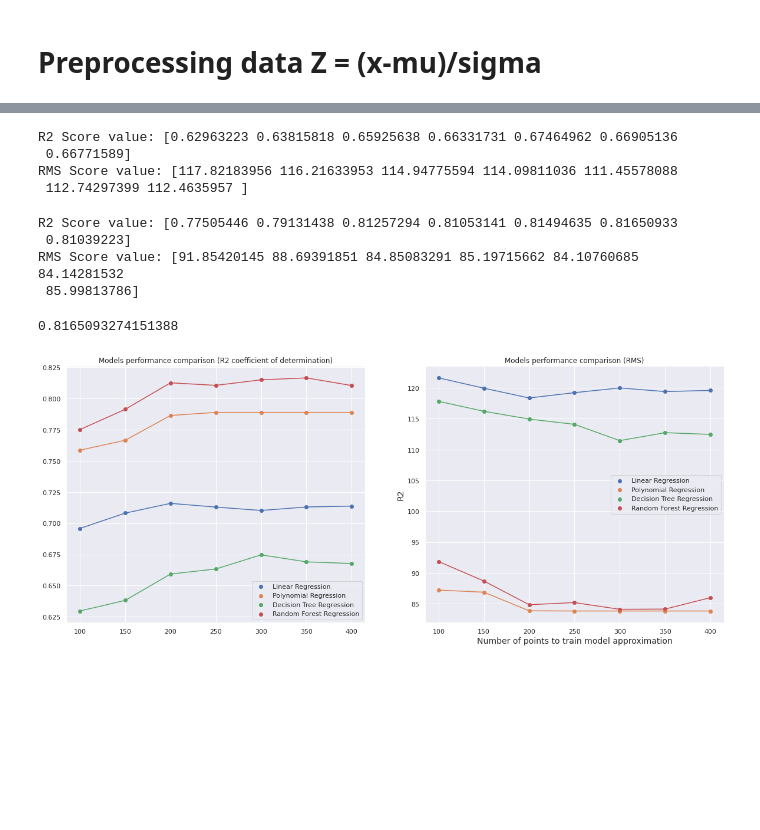
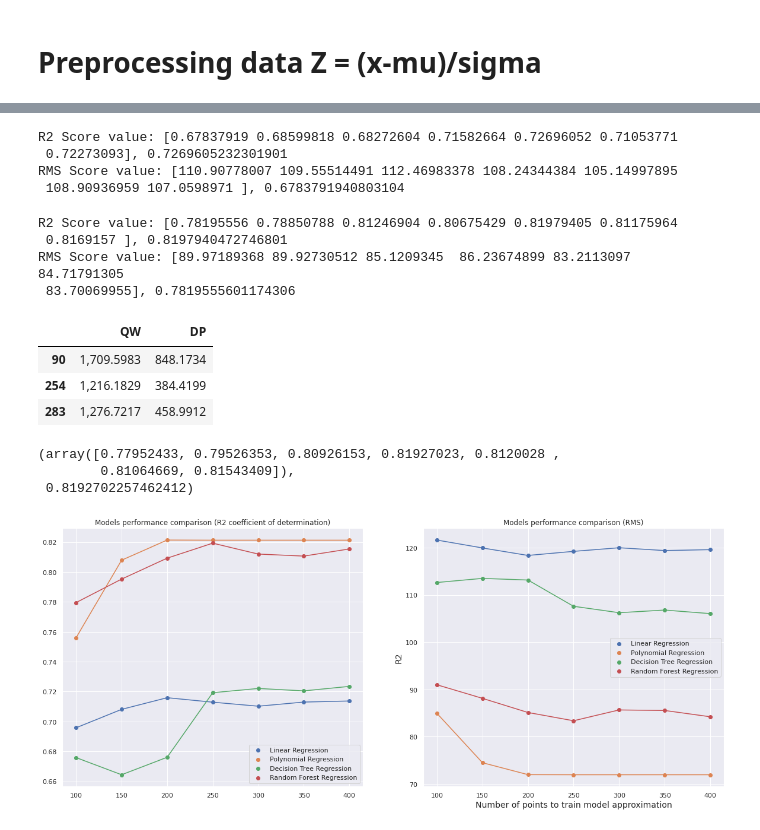
Before and after one commit to igorfed/Regression, a Jupyter notebook: huawei.ipynb, the cells around one changed output, grey strips where cells are left out. Drawn from its saved outputs; the diff is of its cells as text; code cells hidden in the pictures; blank space fills up the shorter version.

```diff
--- a/huawei.ipynb
+++ b/huawei.ipynb
@@ -181,0 +83,4 @@ Unique numbers:  500
+# %%
+print('Check if numbers are unique:')
+for i in features[1:]:
+    print(f'Unique numbers: {len(df[i].unique())}' )
@@ -193,0 +204,27 @@ dtype: int64
+# %%
+#Z-Score
+def detect_outliers_zscore(data, thres=3):
+    '''ArithmeticError
+    Outliers detectoion
+        Thres=3 all points are out
+    '''
+    mean, std = np.mean(data), np.std(data)
+    outliers = []
+    index = []
+    for i in range(len(data)):
+        z_score = (data[i]-mean)/std
+        if (np.abs(z_score) > thres):
+            outliers.append(data[i])
+            index.append(i)
+    return outliers , index
+sample = df['QW']
+sample_outliers, index = detect_outliers_zscore(sample, 2)
+print('Features [QW]', len(sample_outliers), sample_outliers)
+print(len(index), index)
+
+sample = df['DP']
+sample_outliers, index = detect_outliers_zscore(sample, 2)
+print('Features [DP]', len(sample_outliers), sample_outliers)
+print(len(index), index)
+df1 = df.drop(index)
+print(len(df1))
@@ -219,8 +284,9 @@ Intuitivle Linear Regression can fit more or less normally s_mt, s_mq and d, but
 1.
 # %%
 # Split source dataset into X and y categories. {Just for test}
-X_df_origin = df.drop(features[5:], axis=1).drop(features[0], axis=1)
-y_df_origin = df.drop(features[:5], axis=1)
+# Attention to remove outlier values Choose df1 instead of df
+X_df_origin = df1.drop(features[5:], axis=1).drop(features[0], axis=1)
+y_df_origin = df1.drop(features[:5], axis=1)
 # %% [markdown]
 1.d.1. Linear Regression
 
@@ -291,7 +360,7 @@ RMS Score value: [87.22372497 86.8846023  83.86314404 83.83318033 83.83318033 83
 # %%
 def tree_regression(X, y):
     #instantiate a model
-    regression= DecisionTreeRegressor()
+    regression= DecisionTreeRegressor(max_depth=6)
     # train a model
     model = regression.fit(X, y)
     return model
@@ -307,13 +376,13 @@ for i, num in enumerate(number_points):
     r2.append(r2_score(y_test, tree_y_pred))
     rms.append(np.sqrt(mean_squared_error(y_test, tree_y_pred)))
 R2, RMS = np.vstack((R2,r2)), np.vstack((RMS,rms))
-print(f"R2 Score value: {R2[2]}")
-print(f"RMS Score value: {RMS[2]}")
+print(f"R2 Score value: {R2[-1]}, {np.max(R2[-1])}")
+print(f"RMS Score value: {RMS[-1]}, {np.min(R2[-1])}")
 # %% [output]
-R2 Score value: [0.62963223 0.63815818 0.65925638 0.66331731 0.67464962 0.66905136
- 0.66771589]
-RMS Score value: [117.82183956 116.21633953 114.94775594 114.09811036 111.45578088
- 112.74297399 112.4635957 ]
+R2 Score value: [0.67837919 0.68599818 0.68272604 0.71582664 0.72696052 0.71053771
+ 0.72273093], 0.7269605232301901
+RMS Score value: [110.90778007 109.55514491 112.46983378 108.24344384 105.14997895
+ 108.90936959 107.0598971 ], 0.6783791940803104
 # %%
 from sklearn.ensemble import RandomForestRegressor
 def forest_regression(X, y):
@@ -334,44 +403,53 @@ for i, num in enumerate(number_points):
     r2.append(r2_score(y_test, forest_y_pred))
     rms.append(np.sqrt(mean_squared_error(y_test, forest_y_pred)))
 R2, RMS = np.vstack((R2,r2)), np.vstack((RMS,rms))
-print(f"R2 Score value: {R2[3]}")
-print(f"RMS Score value: {RMS[3]}")
+print(f"R2 Score value: {R2[-1]}, {np.max(R2[-1])}")
+print(f"RMS Score value: {RMS[-1]}, {np.min(R2[-1])}")
 # %% [output]
-R2 Score value: [0.77505446 0.79131438 0.81257294 0.81053141 0.81494635 0.81650933
- 0.81039223]
-RMS Score value: [91.85420145 88.69391851 84.85083291 85.19715662 84.10760685 84.14281532
- 85.99813786]
+R2 Score value: [0.78195556 0.78850788 0.81246904 0.80675429 0.81979405 0.81175964
+ 0.8169157 ], 0.8197940472746801
+RMS Score value: [89.97189368 89.92730512 85.1209345  86.23674899 83.2113097  84.71791305
+ 83.70069955], 0.7819555601174306
+# %%
+y_test.head(3)
+# %% [output]
+|  | QW | DP |
+| 90 | 1,709.5983 | 848.1734 |
+| 254 | 1,216.1829 | 384.4199 |
+| 283 | 1,276.7217 | 458.9912 |
 # %%
 fig = plt.figure(figsize= (20, 8))
 bar_width =1
 ax0, ax1 = fig.add_subplot(1,2,1), fig.add_subplot(1,2,2)
 ax0.set_title('Models performance comparison (R2 coefficient of determination)')
 ax1.set_title('Models performance comparison (RMS)')
 label = ['Linear Regression', 'Polynomial Regression', 'Decision Tree Regression', 'Random Forest Regression']
 for i in range(4):
     ax0.scatter(number_points, R2[i], label=label[i])
     ax0.plot(number_points, R2[i])
     ax1.scatter(number_points, RMS[i], label=label[i])
     ax1.plot(number_points, RMS[i])
 
 ax0.legend()
 ax1.legend()
 plt.xlabel("Number of points to train model approximation", fontsize=14)                  # set x axis label
 plt.ylabel("R2", fontsize=14)                  # set x axis label
 np.max(R2)
 #ax0.bar(np.arange(1), r2[0], bar_width, alpha=0.8, label='Linear Regression')
 #ax0.bar(np.arange(1)+bar_width, r2[1], bar_width, alpha=0.8,  label='Polynomial Regression')
 #ax0.bar(np.arange(1)+bar_width*2, r2[2], bar_width, alpha=0.8,  label='Decision Tree Regression')
 #ax0.bar(np.arange(1)+bar_width*3, r2[3], bar_width, alpha=0.8,  label='Random Forest Regression')
 #ax0.legend()
 #ax1 = fig.add_subplot(1,2,2)
 #ax1.set_title('Models performance comparison')
 #ax1.bar(np.arange(1), rms[0], bar_width, alpha=0.8, label='Linear Regression')
 #ax1.bar(np.arange(1)+bar_width, rms[1], bar_width, alpha=0.8,  label='Polynomial Regression')
 #ax1.bar(np.arange(1)+bar_width*2, rms[2], bar_width, alpha=0.8,  label='Decision Tree Regression')
 #ax1.bar(np.arange(1)+bar_width*3, rms[3], bar_width, alpha=0.8,  label='Random Forest Regression')
 #ax1.legend()
-#r2, rms
+R2[3], np.max(R2[3])
 # %% [output]
-0.8165093274151388
+(array([0.77952433, 0.79526353, 0.80926153, 0.81927023, 0.8120028 ,
+        0.81064669, 0.81543409]),
+ 0.8192702257462412)
-[figure, old version]
+[figure, new version]
```
Also changed, not shown: parts of 47 cells of this notebook.
